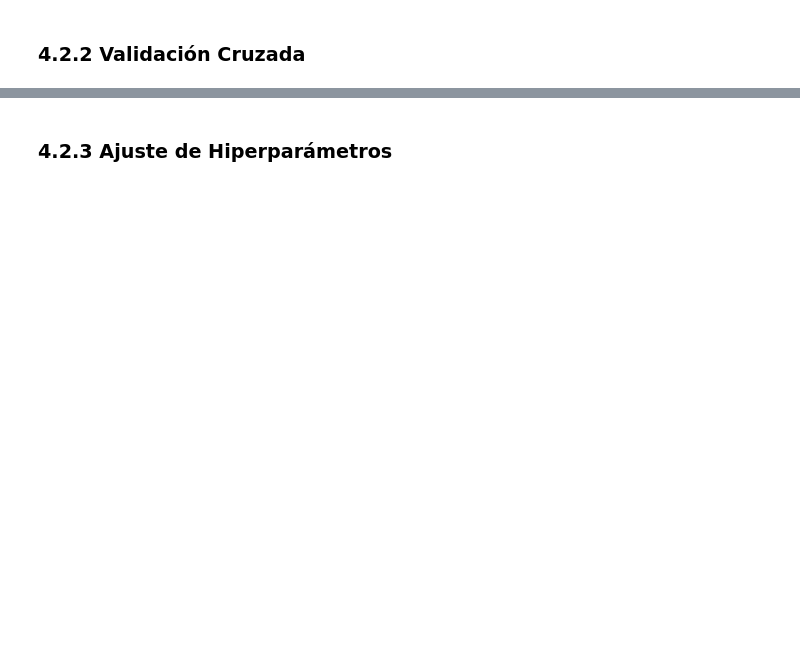
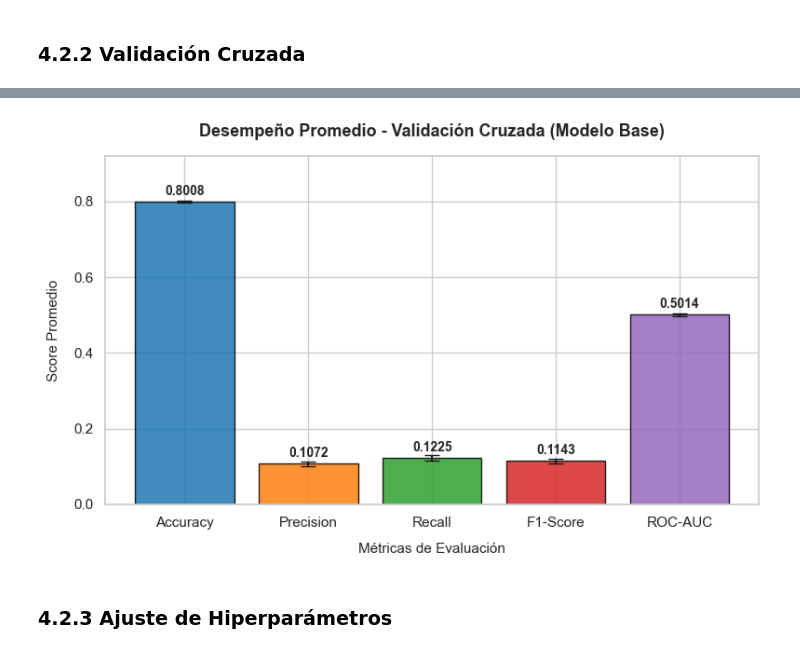
Before and after one commit to Danelnov/ml-project_analitica_datos, a Jupyter notebook: notebooks/02_modeling_calisifcation.ipynb, the cells around one changed output, grey strips where cells are left out. Drawn from its saved outputs; the diff is of its cells as text; code cells hidden in the pictures; blank space fills up the shorter version.

```diff
--- a/notebooks/02_modeling_calisifcation.ipynb
+++ b/notebooks/02_modeling_calisifcation.ipynb
@@ -1200,0 +1424,18 @@ cat__Menstrual Regularity_Regular     0.009413     0.009413
+# %%
+# ==================== #
+# CROSS VALIDATION #
+# ==================== #
+
+cv_results = cross_validate(
+    estimator=pipeline_tree,
+    X=X,
+    y=y,
+
+
+
+
+    cv=cv,
+    scoring=metrics,
+    return_train_score=False,
+    n_jobs=-1,
+)
@@ -1201,2 +1497,53 @@ cat__Menstrual Regularity_Regular     0.009413     0.009413
+# %%
+# =================================================== #
+#   ## 18. GRÁFICA DE MÉTRICAS - BASE (Matplotlib)   #
+# =================================================== #
+import matplotlib.pyplot as plt
+import seaborn as sns
+
+# Aseguramos el renderizado estático dentro de VS Code
+%matplotlib inline
+
+# Configuración estética de la figura
+plt.figure(figsize=(8, 5))
+sns.set_theme(style="whitegrid")
+
+# Creamos la gráfica de barras usando las columnas reales de tu variable 'results_df'
+bars = plt.bar(
+    results_df["Métrica"],
+    results_df["Promedio"],
+    yerr=results_df["Desv. Std"],
+    color=["#1f77b4", "#ff7f0e", "#2ca02c", "#d62728", "#9467bd"],
+    capsize=6,          # Ancho de las líneas de error estándar (sigma)
+    alpha=0.85,
+    edgecolor="black"
+)
+
+# Insertamos las etiquetas de texto con los promedios reales sobre cada barra
+for bar in bars:
+    height = bar.get_height()
+    plt.text(
+        bar.get_x() + bar.get_width()/2.0,
+        height + 0.01,
+        f'{height:.4f}',
+        ha='center',
+        va='bottom',
+        fontsize=10,
+        fontweight='bold'
+    )
+
+# Títulos y nombres de ejes axiales adaptados formalmente
+plt.title("Desempeño Promedio - Validación Cruzada (Modelo Base)", fontsize=13, fontweight='bold', pad=15)
+plt.xlabel("Métricas de Evaluación", fontsize=11, labelpad=10)
+plt.ylabel("Score Promedio", fontsize=11, labelpad=10)
+
+# Ajuste dinámico del límite superior del eje Y para evitar cortes de texto
+plt.ylim(0, max(results_df["Promedio"]) + 0.12)
+
+# Despliegue estático en la interfaz del notebook
+plt.tight_layout()
+plt.show()
+# %% [output]
+[figure, added]
 # %% [markdown]
 ### 4.2.3 Ajuste de Hiperparámetros
```
Also changed, not shown: parts of 46 cells of this notebook, 1 other file.
